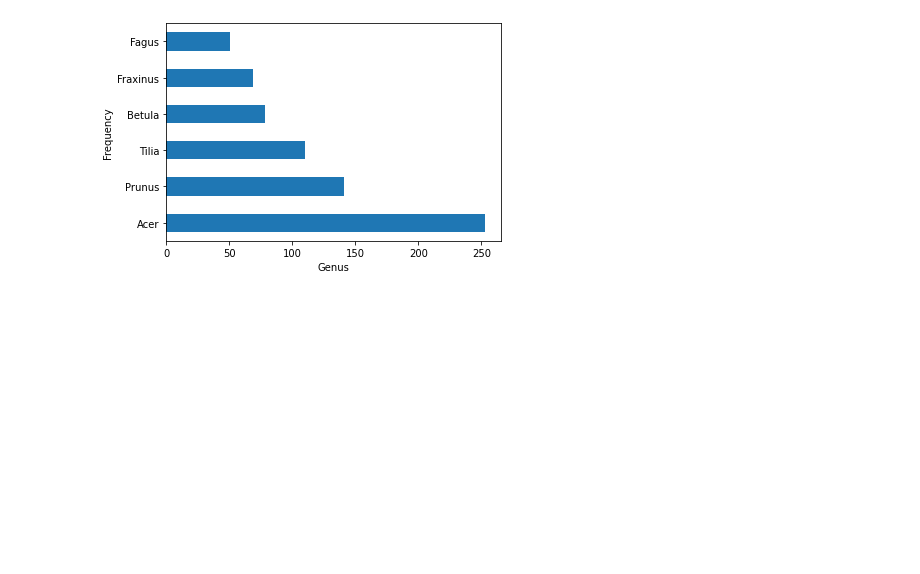
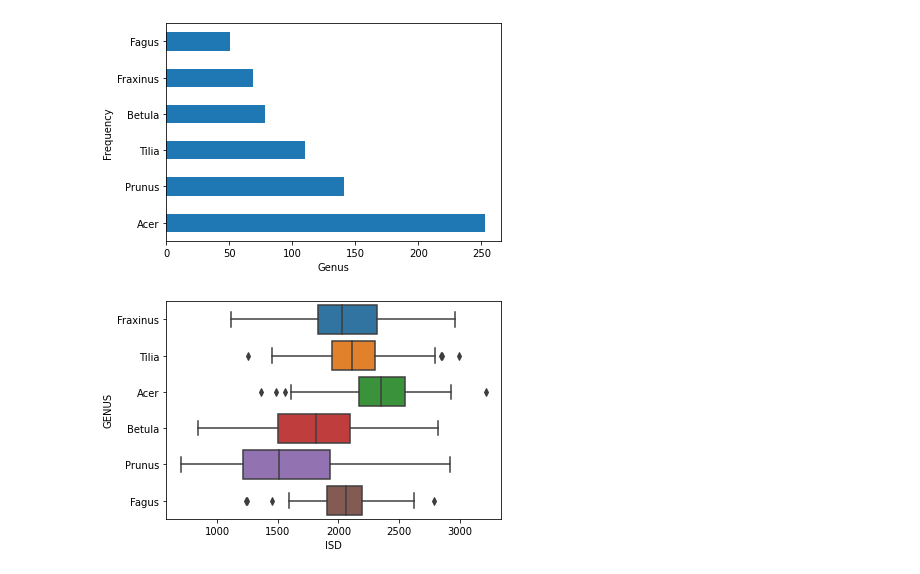
Before and after one commit to alekszaf/MRes_jupyter, a Jupyter notebook: Class_frequency.ipynb, the cells around one changed output. Cells and saved outputs as stored; diff of their text form; code cells hidden in the pictures; blank space fills up the shorter version.

```diff
--- a/Class_frequency.ipynb
+++ b/Class_frequency.ipynb
@@ -16,3 +30,7 @@ plt.savefig('C:\\Temp\\MRes\\Figures\\class_frequency.eps', bbox_inches='tight')
 plt.show()
 # %% [output]
 [figure]
+# %%
+sns.boxplot(x = 'ISD', y = 'GENUS', data=data)
+# %% [output]
+[figure, added]
```
Also changed, not shown: parts of 17 cells of this notebook.
